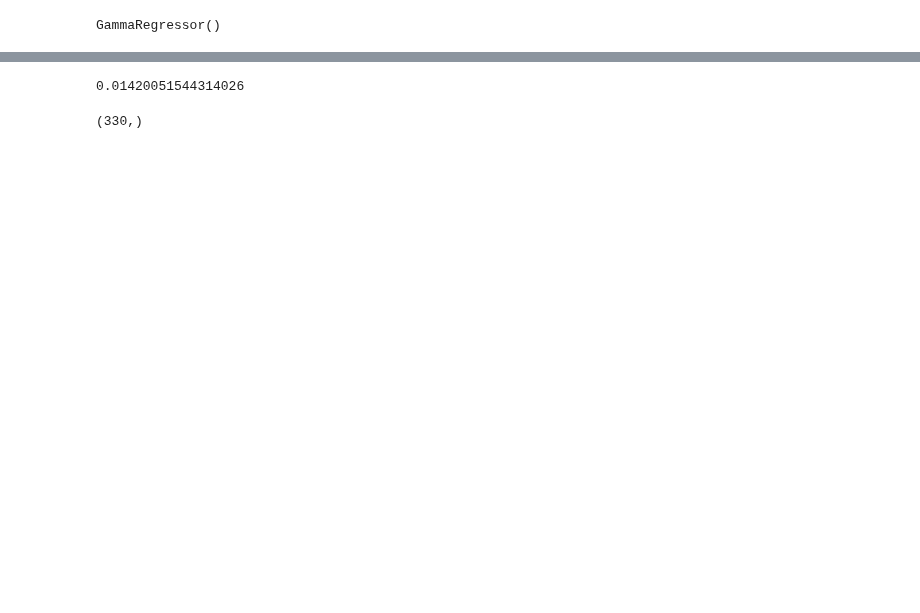
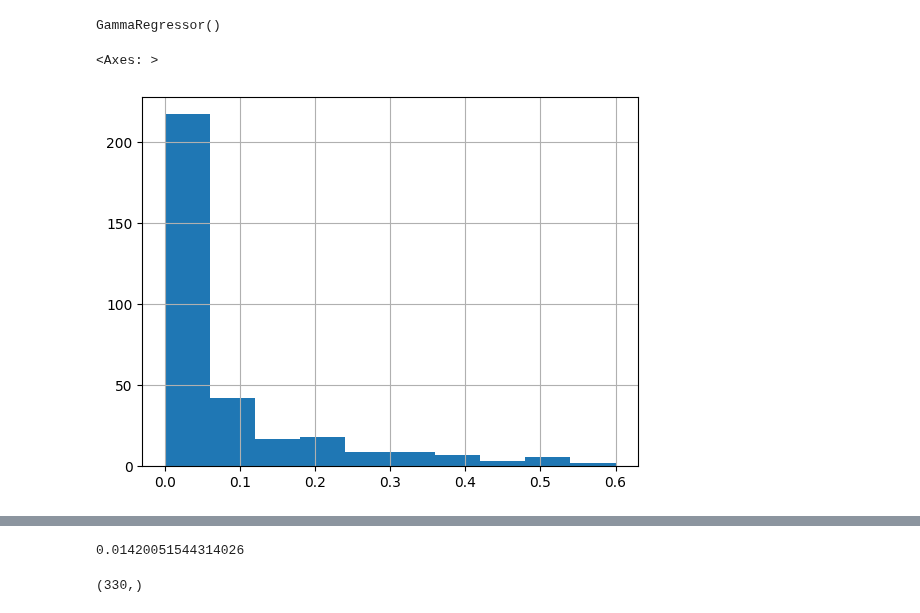
Before and after one commit to batman0911/social-stat-final-term, a Jupyter notebook: linear_model.ipynb, the cells around one changed output, grey strips where cells are left out. Drawn from its saved outputs; the diff is of its cells as text; code cells hidden in the pictures; blank space fills up the shorter version.

```diff
--- a/linear_model.ipynb
+++ b/linear_model.ipynb
@@ -54,2 +52,7 @@ GammaRegressor()
 # %%
 y_pred = clf.predict(X_test)
+# %%
+y_test.hist()
+# %% [output]
+<Axes: >
+[figure, added]
```
Also changed, not shown: parts of 17 cells of this notebook, 6 other files.
